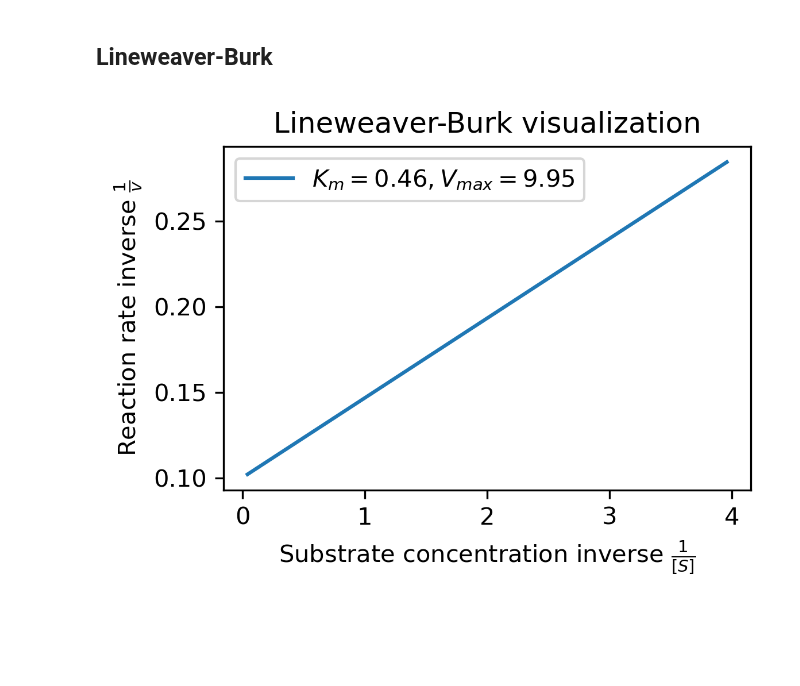
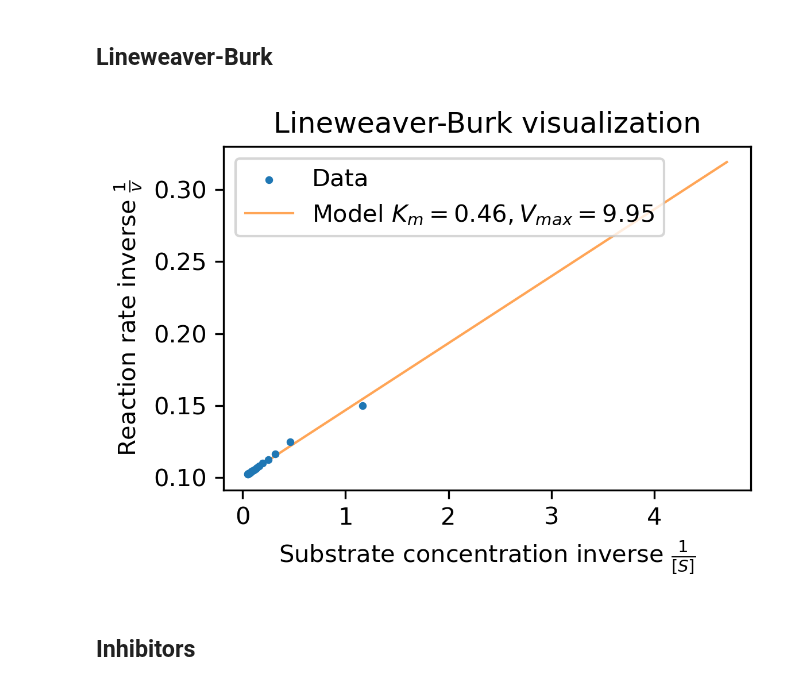
Before and after one commit to jonas4climate/metabolic-cellular-modelling, a Jupyter notebook: assignment1.ipynb, the cells around one changed output. Saved outputs shown, nothing was run; the diff lists cells and outputs as text; code cells hidden in the pictures; blank space fills up the shorter version.

```diff
--- a/assignment1.ipynb
+++ b/assignment1.ipynb
@@ -44,16 +44,17 @@ sh.push_application()
 def michaelis_menten(substrate, km, vmax):
     return vmax * substrate / (km + substrate)
 
-def plot_michaelis_menten(substrate_range, km, vmax, color='tab:blue'):
-    v = michaelis_menten(substrate_range, km, vmax)
+def plot_michaelis_menten(substrate_range, v, km=None, vmax=None, color='tab:blue'):
     fig = plt.figure(figsize=(4, 3), dpi=300, layout='tight')
     plt.plot(substrate_range, v, color=color)
     plt.xlabel('Substrate concentration $[S]$')
-    plt.ylim(0, vmax*1.05)
-    plt.yticks([0, vmax/2, vmax], ['0', '$\\frac{V_{max}}{2}$', '$V_{{max}}$'])
+    if vmax:
+        plt.ylim(0, vmax*1.05)
+        plt.yticks([0, vmax/2, vmax], ['0', '$\\frac{V_{max}}{2}$', '$V_{{max}}$'])
     plt.ylabel('Reaction rate $v$')
     plt.title(f'Michaelis-Menten kinetics')
-    plt.legend([f'$K_m={km}, V_{{max}}={vmax}$'])
+    if km and vmax:
+        plt.legend([f'$K_m={km}, V_{{max}}={vmax}$'])
     return fig
 
 def plot_comparison_michaelis_menten(substrate_range, kms, vmaxs, colors):
@@ -74,7 +75,8 @@ kms = [1, 0.5, 1]
 vmaxs = [25, 25, 15]
 colors = ['tab:blue', 'tab:red', 'tab:green']
 for km, vmax, color in zip(kms, vmaxs, colors):
-    fig = plot_michaelis_menten(substrate, km, vmax, color=color)
+    v = michaelis_menten(substrate, km, vmax)
+    fig = plot_michaelis_menten(substrate, v, km, vmax, color=color)
     fig.savefig(f'{MEDIA_PATH}/michaelis_menten_km={km}_vmax={vmax}.png', bbox_inches='tight')
     plt.close(fig)
 fig_comp = plot_comparison_michaelis_menten(substrate, kms, vmaxs, colors)
@@ -89,12 +91,14 @@ data = pd.read_csv('data/measuredData.csv', sep=',', names=['[S]', '[V]'])
 
 # Fit data
 log.info('Fitting data...')
-model = curve_fit(lambda x, km, vmax: vmax * x / (km + x), data['[S]'], data['[V]'], p0=[1, 1])
+model = curve_fit(michaelis_menten, data['[S]'], data['[V]'], p0=[1, 1])
 km, vmax = model[0]
 log.info(f'Fitted Michaelis-Menten model: Km={km}, Vmax={vmax}')
 
 x = np.linspace(0, max(data['[S]']), 100)
-data_fitted = michaelis_menten(x, km, vmax)
+data_substrate = data['[S]']
+data_v = data['[V]']
+v_fitted = michaelis_menten(x, km, vmax)
 # %% [markdown]
 Visualize dataset and fitted function
 # %%
@@ -115,17 +119,27 @@ fh.close()
 fh = FileHandler(f'{LOG_PATH}/log2.log', mode='w', level=DEBUG, bubble=True)
 fh.push_application()
 # %%
-def plot_lineweaver_burk(substrate_range, km, vmax, color='tab:blue'):
-    v = michaelis_menten(substrate_range, km, vmax)
+def plot_lineweaver_burk(substrate_range, v, x, v_fitted, km=None, vmax=None, color='tab:blue'):
     fig = plt.figure(figsize=(4, 3), dpi=300, layout='tight')
-    plt.plot(1/substrate_range, 1/v, color=color)
+    plt.scatter(1/substrate_range, 1/v, color=color, s=5, label='Data')
+    plt.plot(1/x, 1/v_fitted, color='tab:orange', label=f'Model $K_m={km:.2f}, V_{{max}}={vmax:.2f}$', linewidth=1, zorder=-2, alpha=0.7)
     plt.xlabel('Substrate concentration inverse $\\frac{1}{[S]}$')
     plt.ylabel('Reaction rate inverse $\\frac{1}{v}$')
     plt.title(f'Lineweaver-Burk visualization')
-    plt.legend([f'$K_m={km:.2f}, V_{{max}}={vmax:.2f}$'])
+    plt.legend()
     return fig
-# %%
-fig = plot_lineweaver_burk(substrate, km, vmax)
-fig.savefig(f'{MEDIA_PATH}/lineweaver_burk.png', bbox_inches='tight')
-# %% [output]
-[figure, removed]
+# %%
+log.info('Fitting data...')
+model = curve_fit(michaelis_menten, data_substrate[1:], data_v[1:], p0=[1, 1])
+km, vmax = model[0]
+log.info(f'Fitted Michaelis-Menten model: Km={km}, Vmax={vmax}')
+
+x = np.linspace(0, max(data_substrate), 100)
+v_fitted = michaelis_menten(x, km, vmax)
+
+fig = plot_lineweaver_burk(data_substrate[1:], data_v[1:], x, v_fitted, km, vmax)
+fig.savefig(f'{MEDIA_PATH}/lineweaver_burk.png', bbox_inches='tight')
+# %% [output]
+[figure, added]
+# %% [markdown]
+## Inhibitors
```
Also changed, not shown: parts of 3 cells of this notebook, 2 other files.
